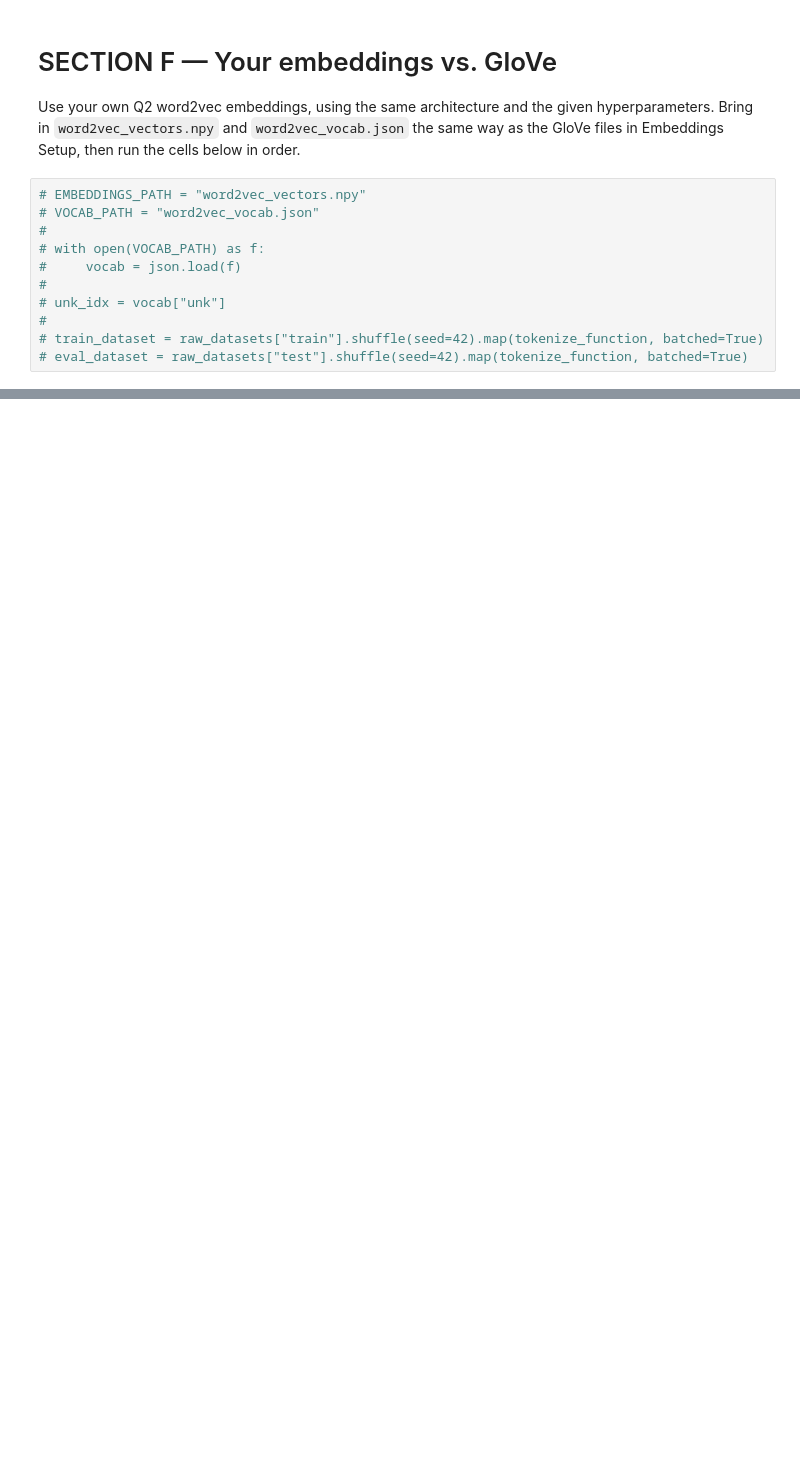
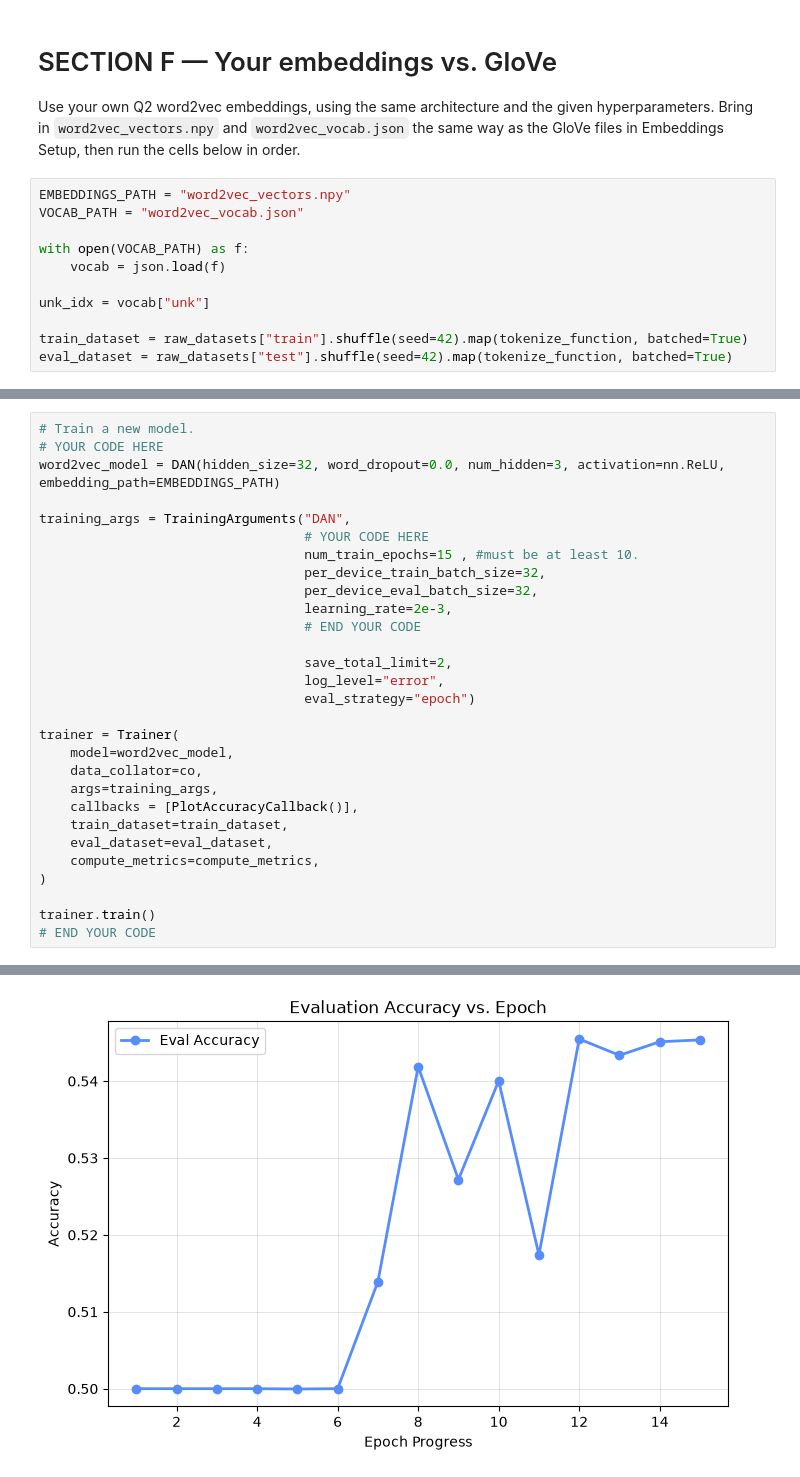
Before and after one commit to CatGuy1300/NLP-course-HW1, a Jupyter notebook: Exercise/DAN_files/DAN.ipynb, the cells around one changed output, grey strips where cells are left out. Drawn from its saved outputs; the diff is of its cells as text; blank space fills up the shorter version.

```diff
--- a/Exercise/DAN_files/DAN.ipynb
+++ b/Exercise/DAN_files/DAN.ipynb
@@ -749,13 +721,13 @@ After a very long time Marathi cinema has come with some good movie.This movie i
 
 Use your own Q2 word2vec embeddings, using the same architecture and the given hyperparameters. Bring in `word2vec_vectors.npy` and `word2vec_vocab.json` the same way as the GloVe files in Embeddings Setup, then run the cells below in order.
 # %%
-# EMBEDDINGS_PATH = "word2vec_vectors.npy"
-# VOCAB_PATH = "word2vec_vocab.json"
-#
-# with open(VOCAB_PATH) as f:
-#     vocab = json.load(f)
-#
-# unk_idx = vocab["unk"]
-#
-# train_dataset = raw_datasets["train"].shuffle(seed=42).map(tokenize_function, batched=True)
-# eval_dataset = raw_datasets["test"].shuffle(seed=42).map(tokenize_function, batched=True)
+EMBEDDINGS_PATH = "word2vec_vectors.npy"
+VOCAB_PATH = "word2vec_vocab.json"
+
+with open(VOCAB_PATH) as f:
+    vocab = json.load(f)
+
+unk_idx = vocab["unk"]
+
+train_dataset = raw_datasets["train"].shuffle(seed=42).map(tokenize_function, batched=True)
+eval_dataset = raw_datasets["test"].shuffle(seed=42).map(tokenize_function, batched=True)
@@ -766,0 +734,30 @@ Use your own Q2 word2vec embeddings, using the same architecture and the given h
+# %%
+# Train a new model.
+# YOUR CODE HERE
+word2vec_model = DAN(hidden_size=32, word_dropout=0.0, num_hidden=3, activation=nn.ReLU, embedding_path=EMBEDDINGS_PATH)
+
+training_args = TrainingArguments("DAN",
+                                  # YOUR CODE HERE
+                                  num_train_epochs=15 , #must be at least 10.
+                                  per_device_train_batch_size=32,
+                                  per_device_eval_batch_size=32,
+                                  learning_rate=2e-3,
+                                  # END YOUR CODE
+
+                                  save_total_limit=2,
+                                  log_level="error",
+                                  eval_strategy="epoch")
+
+trainer = Trainer(
+    model=word2vec_model,
+    data_collator=co,
+    args=training_args,
+    callbacks = [PlotAccuracyCallback()],
+    train_dataset=train_dataset,
+    eval_dataset=eval_dataset,
+    compute_metrics=compute_metrics,
+)
+
+trainer.train()
+# END YOUR CODE
+# %% [output]
@@ -766,0 +781 @@ Use your own Q2 word2vec embeddings, using the same architecture and the given h
+[figure, added]
```
Also changed, not shown: parts of 4 cells of this notebook.
